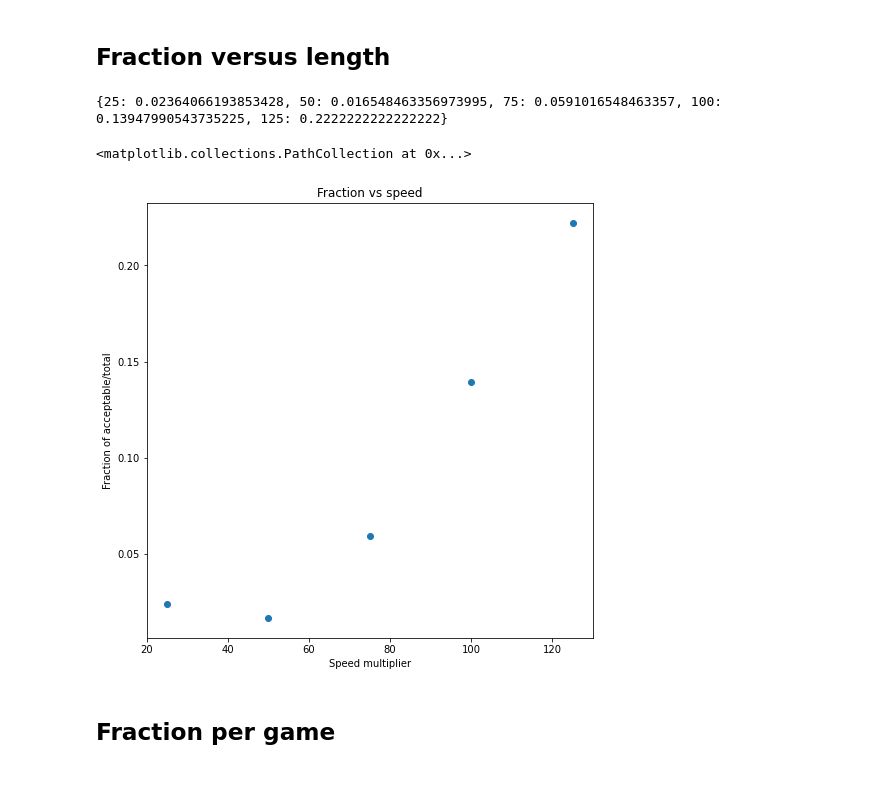
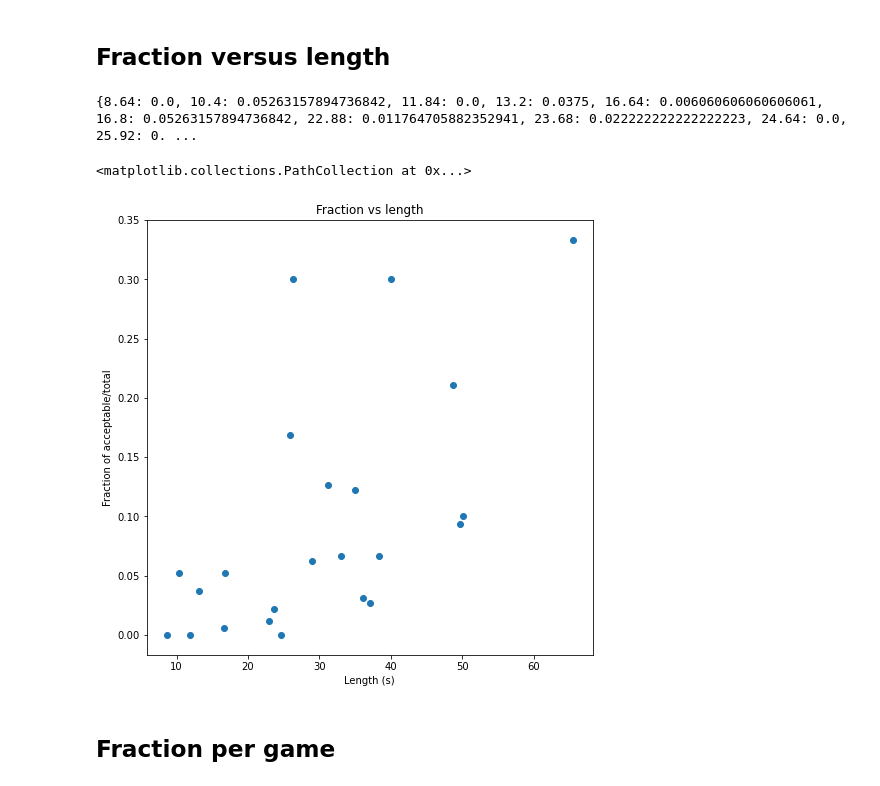
Before and after one commit to fedeit/User-Study-Game-Performance-Analysis-ISU, a Jupyter notebook: notebooks/Analysis.ipynb, the cells around one changed output. Cells and saved outputs as stored; diff of their text form; code cells hidden in the pictures.

Commit message:
Updated code for fraction vs length plotting

```diff
--- a/notebooks/Analysis.ipynb
+++ b/notebooks/Analysis.ipynb
@@ -16,26 +16,26 @@ print(metrics)
 ## Fraction versus length
 # %%
 total = df.groupby(['Time']).size()
-acceptable = df.groupby(['Speed'])['Acceptable'].sum()
+acceptable = df.groupby(['Time'])['Acceptable'].sum()
 
 metrics2 = {}
-for speed, total in total.items():
-    metrics2[speed] = acceptable[speed] / total
+for time, total in total.items():
+    metrics2[time] = acceptable[time] / total
 print(metrics2)
 # %% [output]
-{25: 0.02364066193853428, 50: 0.016548463356973995, 75: 0.0591016548463357, 100: 0.13947990543735225, 125: 0.2222222222222222}
+{8.64: 0.0, 10.4: 0.05263157894736842, 11.84: 0.0, 13.2: 0.0375, 16.64: 0.006060606060606061, 16.8: 0.05263157894736842, 22.88: 0.011764705882352941, 23.68: 0.022222222222222223, 24.64: 0.0, 25.92: 0. ...
 # %%
 import matplotlib.pyplot as plt
 plt.figure(figsize=(8, 8))
 x = metrics2.keys()
 y = metrics2.values()
-plt.xlabel('Scaling')
+plt.xlabel('Length (s)')
 plt.ylabel('Fraction of acceptable/total')
-plt.title('Fraction vs scaling')
+plt.title('Fraction vs length')
 plt.scatter(x, y)
 # %% [output]
 <matplotlib.collections.PathCollection at 0x...>
-[figure, old version]
+[figure, new version]
 # %% [markdown]
 ## Fraction per game
 # %%
```
